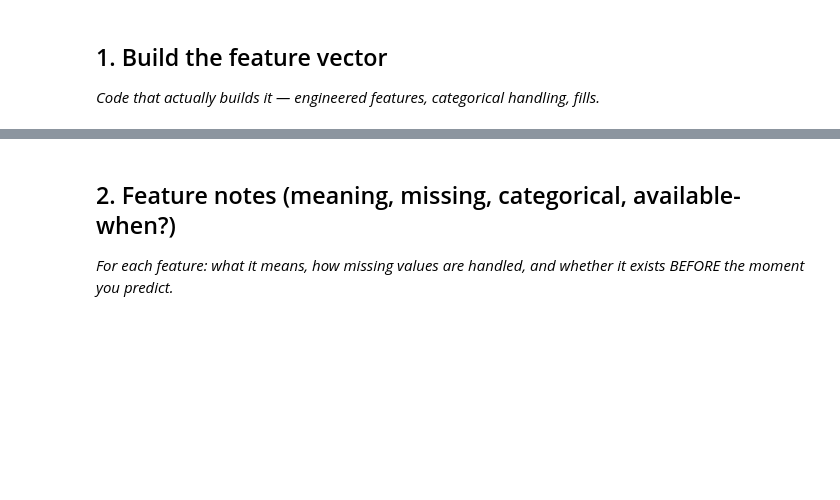
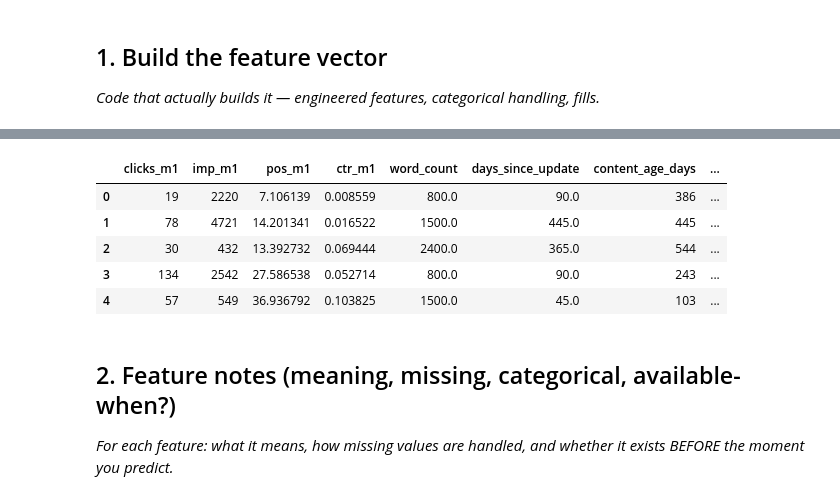
Before and after one commit to nishu-0618/flyrank-ml-internship, a Jupyter notebook: work/notebooks/w03_feature_leakage_check.ipynb, the cells around one changed output, grey strips where cells are left out. Saved outputs shown, nothing was run; the diff lists cells and outputs as text; code cells hidden in the pictures; blank space fills up the shorter version.

```diff
--- a/work/notebooks/w03_feature_leakage_check.ipynb
+++ b/work/notebooks/w03_feature_leakage_check.ipynb
@@ -15,0 +13,70 @@ This skeleton is yours to fill. Work the sections **in order** — each one has
+# %%
+# This cell is for CODE (numbers, a query, a check).
+# Write your text answer in the cell ABOVE this one — typing sentences here breaks Run All.
+import duckdb
+import numpy as np
+import pandas as pd
+from sklearn.preprocessing import OneHotEncoder
+
+
+np.random.seed(42)
+n_rows = 2500
+
+raw_data = pd.DataFrame({
+    'content_id': [f"doc_{i:04d}" for i in range(1, n_rows + 1)],
+    'intent': np.random.choice(['informational', 'commercial', 'transactional', 'navigational', None], size=n_rows, p=[0.45, 0.25, 0.20, 0.05, 0.05]),
+    'word_count': np.random.choice([np.nan, 350, 800, 1500, 2400, 3800], size=n_rows),
+    'days_since_update': np.random.choice([np.nan, 15, 45, 90, 180, 270, 365, 500], size=n_rows),
+    'content_age_days': np.random.randint(30, 800, size=n_rows),
+    'clicks_m1': np.random.randint(0, 150, size=n_rows),
+    'imp_m1': np.random.randint(5, 5000, size=n_rows),
+    'pos_m1': np.random.uniform(1.0, 45.0, size=n_rows),
+    'clicks_m2': np.random.randint(0, 150, size=n_rows),
+    'imp_m2': np.random.randint(5, 5000, size=n_rows)
+})
+
+con = duckdb.connect()
+df = con.execute("""
+    SELECT * FROM raw_data WHERE imp_m1 >= 10
+""").df()
+
+# --- 2. Ground Truth Target Construction (Month 2) ---
+# Needs refresh: >= 10 baseline clicks and > 20% decline in Month 2 clicks
+df['needs_refresh'] = ((df['clicks_m1'] >= 10) & (df['clicks_m2'] < df['clicks_m1'] * 0.80)).astype(int)
+
+# --- 3. Missing Value Imputation / Fills ---
+df['word_count'] = df['word_count'].fillna(df['word_count'].median())
+df['days_since_update'] = df['days_since_update'].fillna(df['content_age_days'])
+df['intent'] = df['intent'].fillna('missing')
+
+# --- 4. Feature Engineering (Month 1 Performance Only) ---
+df['ctr_m1'] = df['clicks_m1'] / (df['imp_m1'] + 1e-5)
+df['update_to_age_ratio'] = df['days_since_update'] / (df['content_age_days'] + 1.0)
+df['is_striking_distance'] = ((df['pos_m1'] >= 11.0) & (df['pos_m1'] <= 20.0)).astype(int)
+df['is_page_one'] = (df['pos_m1'] <= 10.0).astype(int)
+
+# --- 5. Categorical Encoding ---
+intent_dummies = pd.get_dummies(df['intent'], prefix='intent', drop_first=False, dtype=int)
+df = pd.concat([df, intent_dummies], axis=1)
+
+# --- 6. Clean Feature Matrix Assembly ---
+feature_cols = [
+    'clicks_m1',
+    'imp_m1',
+    'pos_m1',
+    'ctr_m1',
+    'word_count',
+    'days_since_update',
+    'content_age_days',
+    'update_to_age_ratio',
+    'is_striking_distance',
+    'is_page_one'
+] + list(intent_dummies.columns)
+
+X = df[feature_cols]
+y = df['needs_refresh']
+
+print(f"Feature Vector Shape: {X.shape}")
+print(f"Target Distribution:\n{y.value_counts(normalize=True)}")
+display(X.head())
+# %% [output]
@@ -16,3 +89,9 @@ This skeleton is yours to fill. Work the sections **in order** — each one has
+|  | clicks_m1 | imp_m1 | pos_m1 | ctr_m1 | word_count | days_since_update | content_age_days | ... |
+| 0 | 19 | 2220 | 7.106139 | 0.008559 | 800.0 | 90.0 | 386 | ... |
+| 1 | 78 | 4721 | 14.201341 | 0.016522 | 1500.0 | 445.0 | 445 | ... |
+| 2 | 30 | 432 | 13.392732 | 0.069444 | 2400.0 | 365.0 | 544 | ... |
+| 3 | 134 | 2542 | 27.586538 | 0.052714 | 800.0 | 90.0 | 243 | ... |
+| 4 | 57 | 549 | 36.936792 | 0.103825 | 1500.0 | 45.0 | 103 | ... |
 # %% [markdown]
 ## 2. Feature notes (meaning, missing, categorical, available-when?)
 
```
Also changed, not shown: parts of 6 cells of this notebook.
